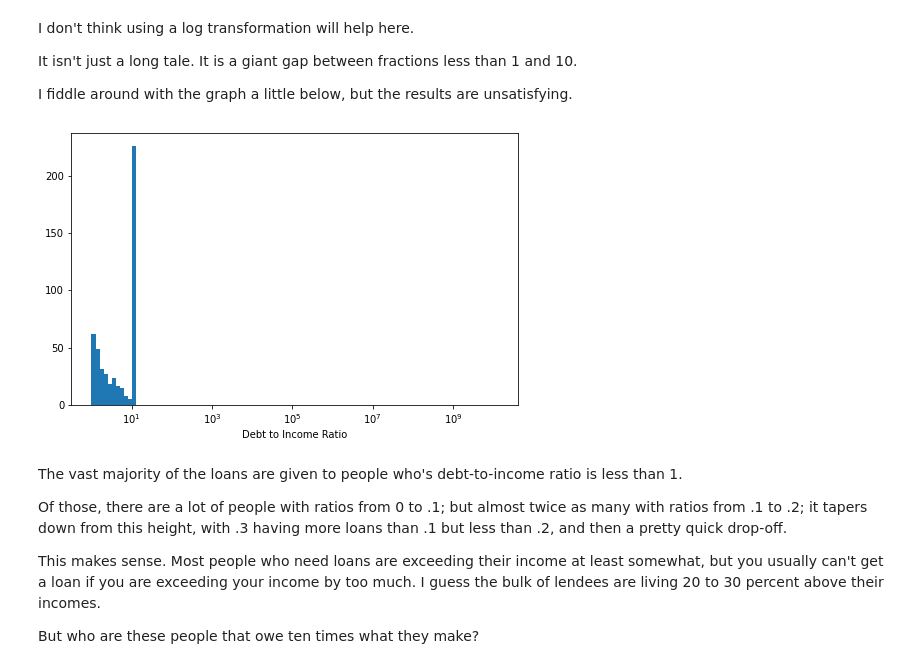
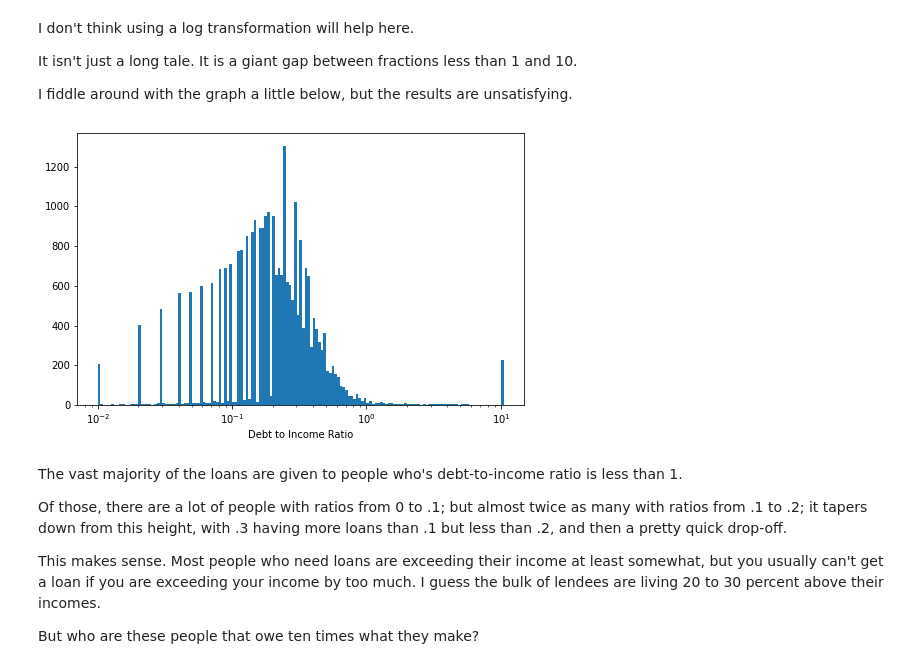
Before and after one commit to werdnamac/prosperloans, a Jupyter notebook: loan_exploration1.ipynb, the cells around one changed output. Saved outputs shown, nothing was run; the diff lists cells and outputs as text; code cells hidden in the pictures.

```diff
--- a/loan_exploration1.ipynb
+++ b/loan_exploration1.ipynb
@@ -816,25 +816,25 @@ I fiddle around with the graph a little below, but the results are unsatisfying.
 # %%
 def log_trans(x, inverse=False):
     if not inverse:
         return np.log10(x)
     else:
         return np.power(10,x)
 
-binsize = .1
-bins = 10**np.arange(0, loans_to_2008['DebtToIncomeRatio'].max()+binsize, binsize)
+binsize = .02
+bins = 10**np.arange(-2, np.log10(loans_to_2008['DebtToIncomeRatio'].max())+binsize, binsize)
 
 #x_tick_locs = np.array([.1, .3, .5, .7, 1, 100, 300, 1000])
 
 plt.figure(figsize=[8, 5])
 plt.hist(data = loans_to_2008, x = 'DebtToIncomeRatio', bins=bins)
 plt.xlabel('Debt to Income Ratio')
 plt.xscale('log')
 #plt.xticks(x_tick_locs, x_tick_locs)
 #plt.xticks(rotation=45)
 
 plt.show()
 # %% [output]
-[figure, old version]
+[figure, new version]
 # %% [markdown]
 The vast majority of the loans are given to people who's debt-to-income ratio is less than 1.
 
```
Also changed, not shown: parts of 54 cells of this notebook.
